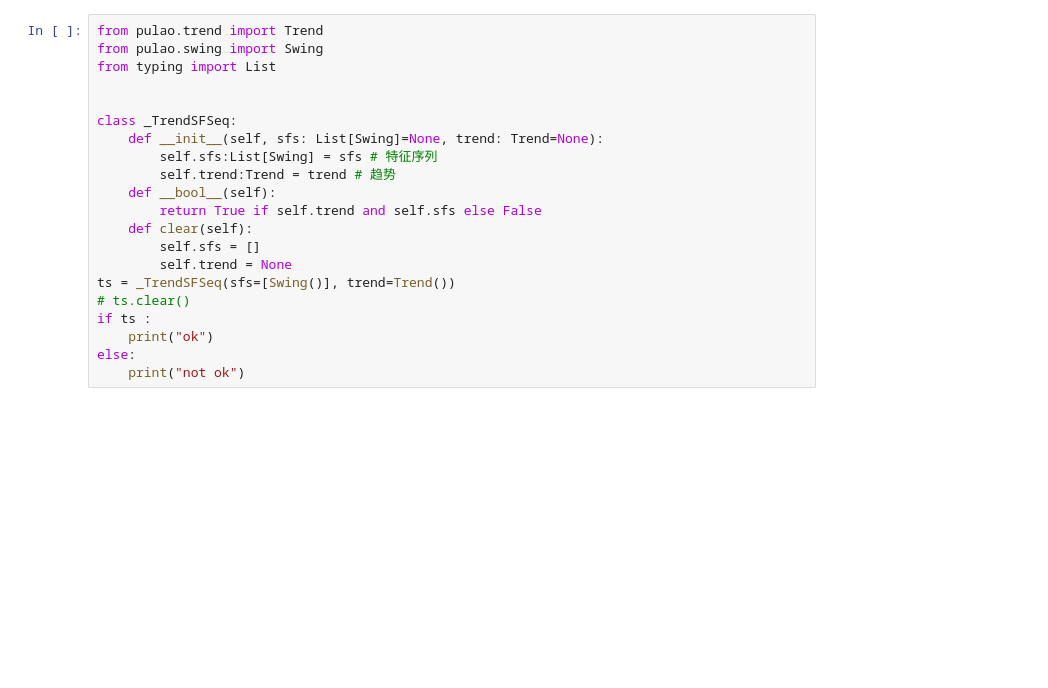
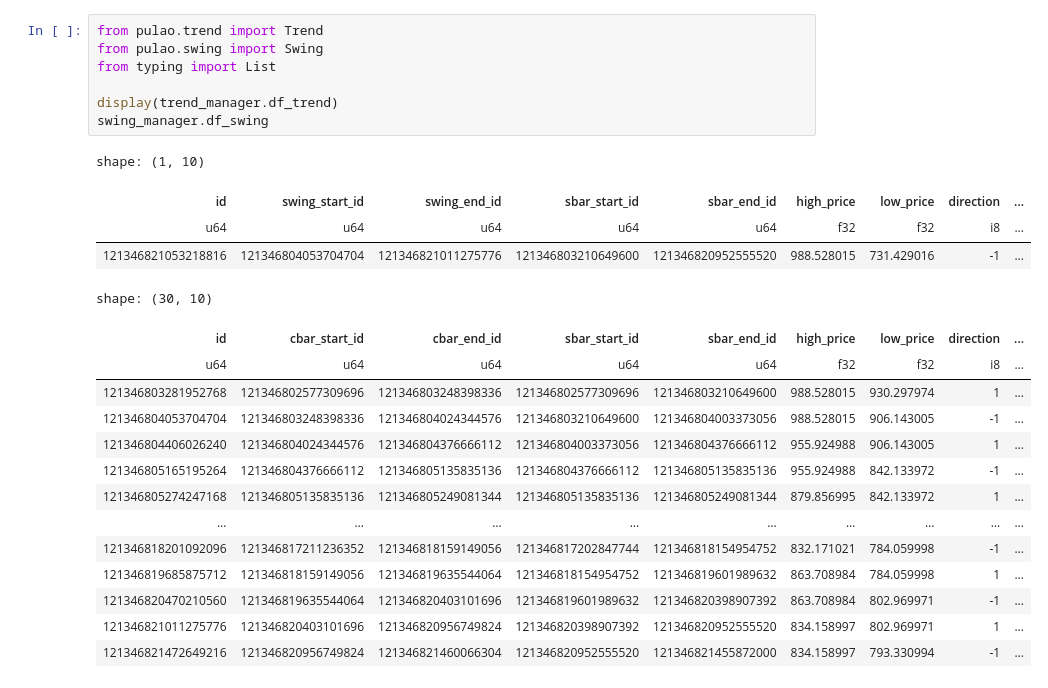
Before and after one commit to ligl/pulao, a Jupyter notebook: examples/plot_trend.ipynb, the cells around one changed output. Drawn from its saved outputs; the diff is of its cells as text; blank space fills up the shorter version.

```diff
--- a/examples/plot_trend.ipynb
+++ b/examples/plot_trend.ipynb
@@ -309,24 +318,29 @@ df_trend - 0 Pandas(Index=0, index=0, id=121064584319598592, swing_start_id=1210
 # %%
 from pulao.trend import Trend
 from pulao.swing import Swing
 from typing import List
 
-
-class _TrendSFSeq:
-    def __init__(self, sfs: List[Swing]=None, trend: Trend=None):
-        self.sfs:List[Swing] = sfs # 特征序列
-        self.trend:Trend = trend # 趋势
-    def __bool__(self):
-        return True if self.trend and self.sfs else False
-    def clear(self):
-        self.sfs = []
-        self.trend = None
-ts = _TrendSFSeq(sfs=[Swing()], trend=Trend())
-# ts.clear()
-if ts :
-    print("ok")
-else:
-    print("not ok")
+display(trend_manager.df_trend)
+swing_manager.df_swing
+# %% [output]
+shape: (1, 10)
+| id | swing_start_id | swing_end_id | sbar_start_id | sbar_end_id | high_price | low_price | direction | ... |
+| u64 | u64 | u64 | u64 | u64 | f32 | f32 | i8 | ... |
+| 121346821053218816 | 121346804053704704 | 121346821011275776 | 121346803210649600 | 121346820952555520 | 988.528015 | 731.429016 | -1 | ... |
+shape: (30, 10)
+| id | cbar_start_id | cbar_end_id | sbar_start_id | sbar_end_id | high_price | low_price | direction | ... |
+| u64 | u64 | u64 | u64 | u64 | f32 | f32 | i8 | ... |
+| 121346803281952768 | 121346802577309696 | 121346803248398336 | 121346802577309696 | 121346803210649600 | 988.528015 | 930.297974 | 1 | ... |
+| 121346804053704704 | 121346803248398336 | 121346804024344576 | 121346803210649600 | 121346804003373056 | 988.528015 | 906.143005 | -1 | ... |
+| 121346804406026240 | 121346804024344576 | 121346804376666112 | 121346804003373056 | 121346804376666112 | 955.924988 | 906.143005 | 1 | ... |
+| 121346805165195264 | 121346804376666112 | 121346805135835136 | 121346804376666112 | 121346805135835136 | 955.924988 | 842.133972 | -1 | ... |
+| 121346805274247168 | 121346805135835136 | 121346805249081344 | 121346805135835136 | 121346805249081344 | 879.856995 | 842.133972 | 1 | ... |
+| … | … | … | … | … | … | … | … | ... |
+| 121346818201092096 | 121346817211236352 | 121346818159149056 | 121346817202847744 | 121346818154954752 | 832.171021 | 784.059998 | -1 | ... |
+| 121346819685875712 | 121346818159149056 | 121346819635544064 | 121346818154954752 | 121346819601989632 | 863.708984 | 784.059998 | 1 | ... |
+| 121346820470210560 | 121346819635544064 | 121346820403101696 | 121346819601989632 | 121346820398907392 | 863.708984 | 802.969971 | -1 | ... |
+| 121346821011275776 | 121346820403101696 | 121346820956749824 | 121346820398907392 | 121346820952555520 | 834.158997 | 802.969971 | 1 | ... |
+| 121346821472649216 | 121346820956749824 | 121346821460066304 | 121346820952555520 | 121346821455872000 | 834.158997 | 793.330994 | -1 | ... |
 # %%
 from typing import List
 
```
Also changed, not shown: parts of 6 cells of this notebook, 2 other files.
